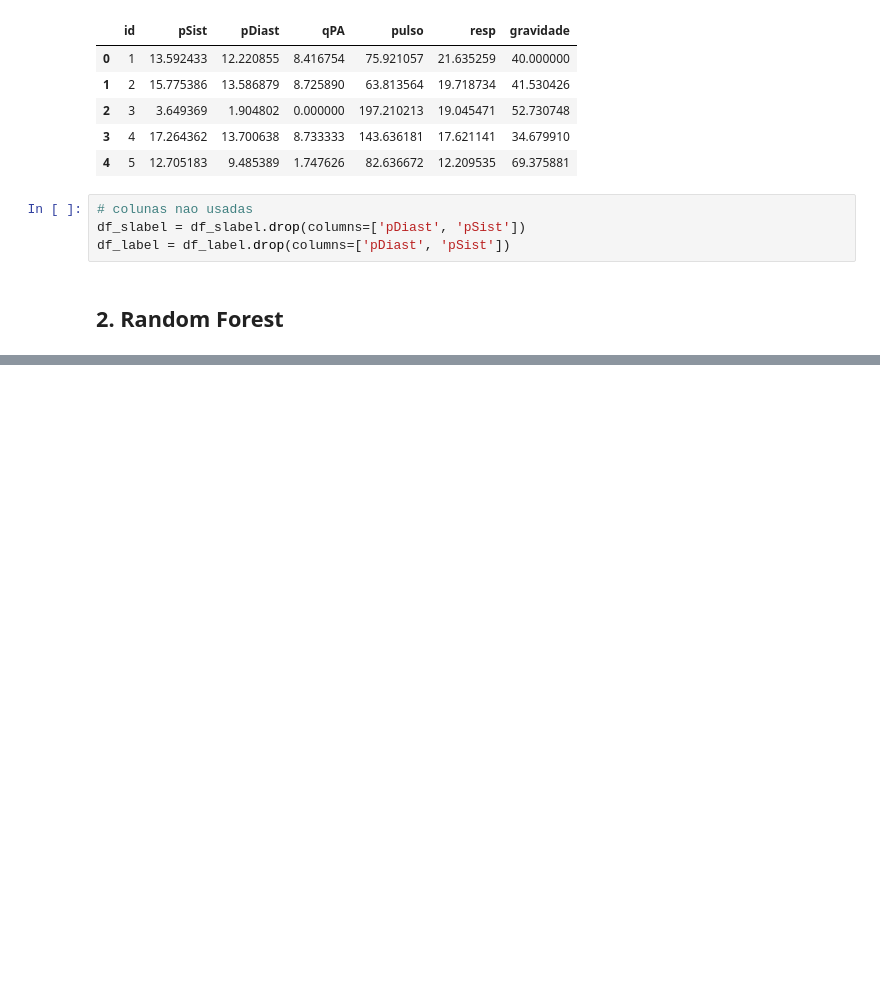
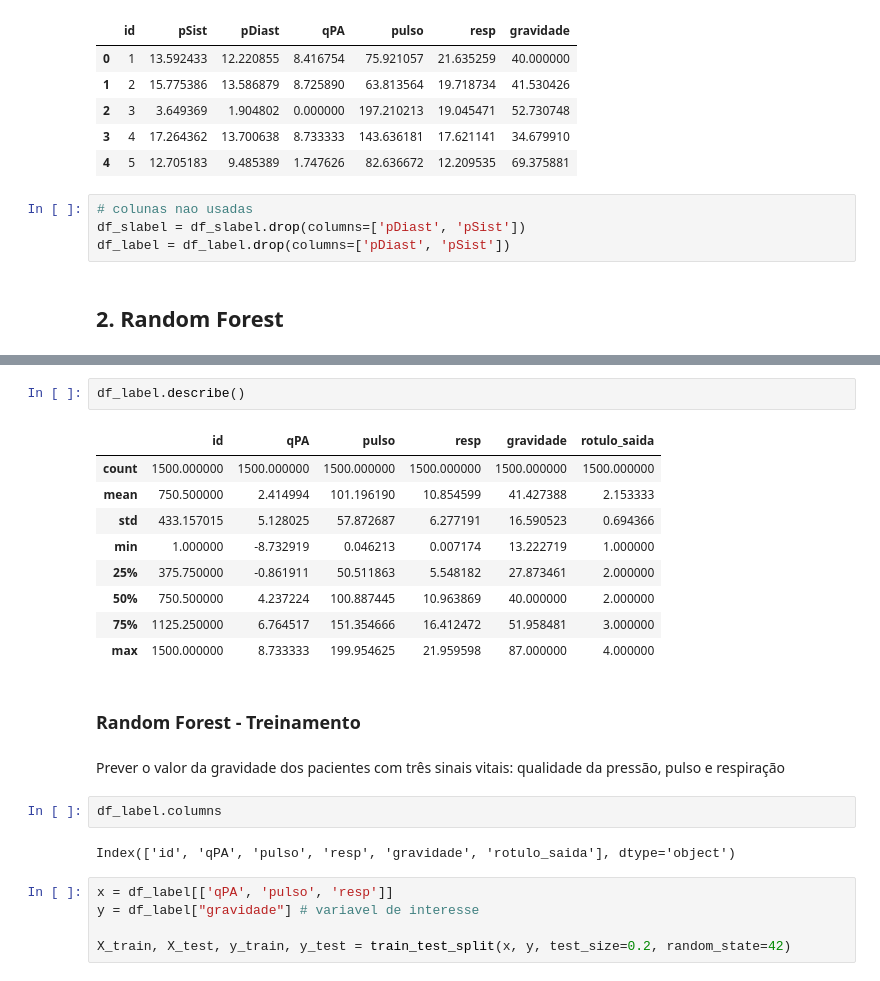
Before and after one commit to maria-exe/machine-learning, a Jupyter notebook: random-forest.ipynb, the cells around one changed output, grey strips where cells are left out. Cells and saved outputs as stored; diff of their text form; blank space fills up the shorter version.

```diff
--- a/random-forest.ipynb
+++ b/random-forest.ipynb
@@ -22,0 +65,25 @@ df_label = df_label.drop(columns=['pDiast', 'pSist'])
+# %%
+df_label.describe()
+# %% [output]
+|  | id | qPA | pulso | resp | gravidade | rotulo_saida |
+| count | 1500.000000 | 1500.000000 | 1500.000000 | 1500.000000 | 1500.000000 | 1500.000000 |
+| mean | 750.500000 | 2.414994 | 101.196190 | 10.854599 | 41.427388 | 2.153333 |
+| std | 433.157015 | 5.128025 | 57.872687 | 6.277191 | 16.590523 | 0.694366 |
+| min | 1.000000 | -8.732919 | 0.046213 | 0.007174 | 13.222719 | 1.000000 |
+| 25% | 375.750000 | -0.861911 | 50.511863 | 5.548182 | 27.873461 | 2.000000 |
+| 50% | 750.500000 | 4.237224 | 100.887445 | 10.963869 | 40.000000 | 2.000000 |
+| 75% | 1125.250000 | 6.764517 | 151.354666 | 16.412472 | 51.958481 | 3.000000 |
+| max | 1500.000000 | 8.733333 | 199.954625 | 21.959598 | 87.000000 | 4.000000 |
+# %% [markdown]
+### Random Forest - Treinamento
+# %% [markdown]
+Prever o valor da gravidade dos pacientes com três sinais vitais: qualidade da pressão, pulso e respiração
+# %%
+df_label.columns
+# %% [output]
+Index(['id', 'qPA', 'pulso', 'resp', 'gravidade', 'rotulo_saida'], dtype='object')
+# %%
+x = df_label[['qPA', 'pulso', 'resp']]
+y = df_label["gravidade"] # variavel de interesse
+
+X_train, X_test, y_train, y_test = train_test_split(x, y, test_size=0.2, random_state=42)
```
Also changed, not shown: parts of 9 cells of this notebook, 1 other file.
